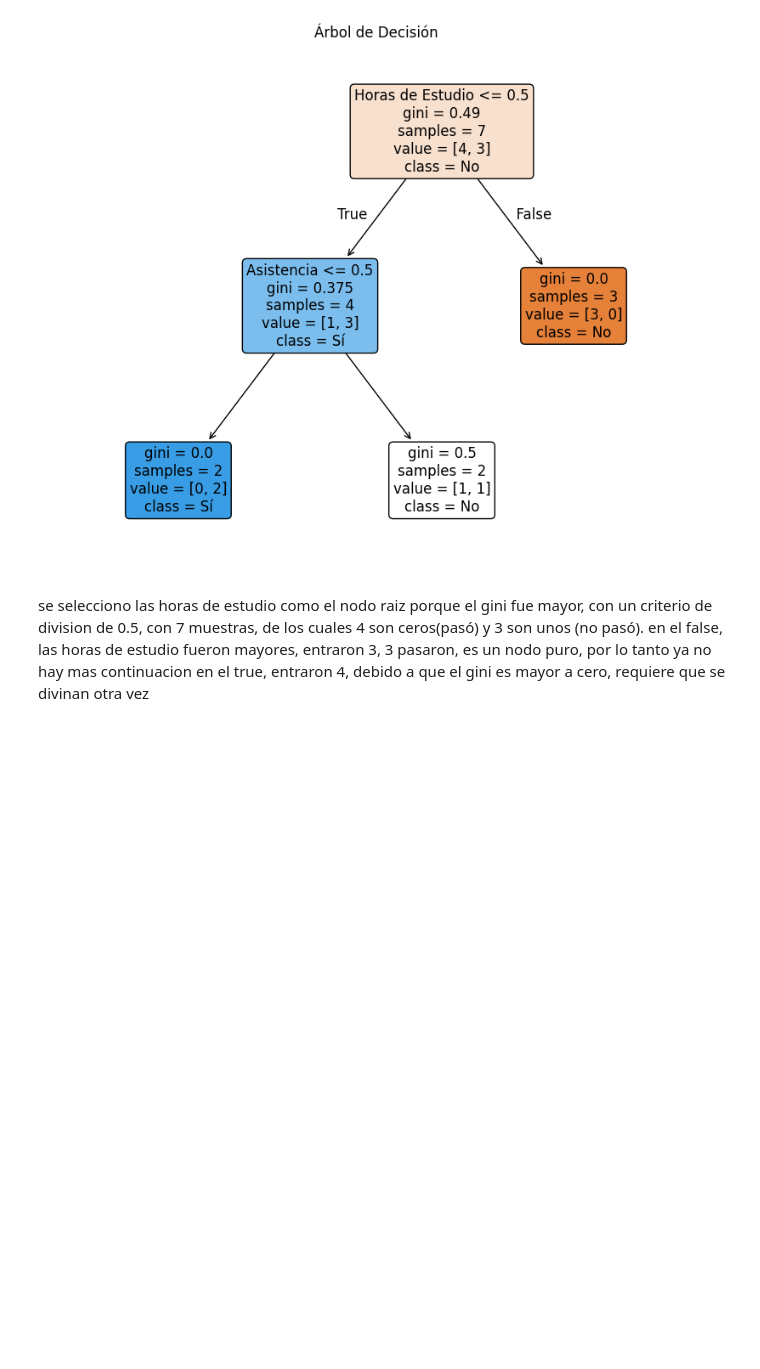
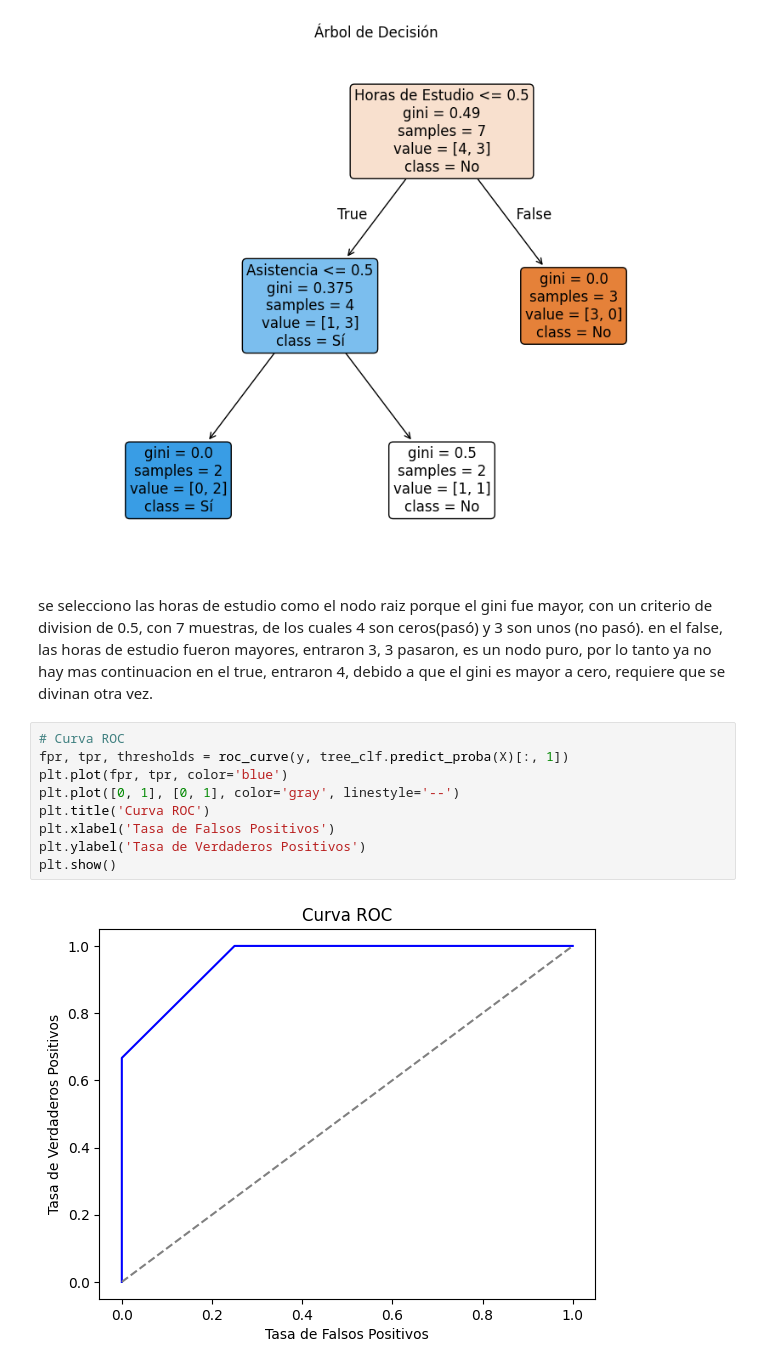
Before and after one commit to mbarragan744/clase-IA, a Jupyter notebook: corte2.ipynb, the cells around one changed output. Drawn from its saved outputs; the diff is of its cells as text; blank space fills up the shorter version.

```diff
--- a/corte2.ipynb
+++ b/corte2.ipynb
@@ -400,4 +400,15 @@ plt.show()
 # %% [markdown]
 se selecciono las horas de estudio como el nodo raiz porque el gini fue mayor, con un criterio de division de 0.5, con 7 muestras, de los cuales 4 son ceros(pasó) y 3 son unos (no pasó).
 en el false, las horas de estudio fueron mayores, entraron 3, 3 pasaron, es un nodo puro, por lo tanto ya no hay mas continuacion
-en el true, entraron 4, debido a que el gini es mayor a cero, requiere que se divinan otra vez
+en el true, entraron 4, debido a que el gini es mayor a cero, requiere que se divinan otra vez.
+# %%
+# Curva ROC
+fpr, tpr, thresholds = roc_curve(y, tree_clf.predict_proba(X)[:, 1])
+plt.plot(fpr, tpr, color='blue')
+plt.plot([0, 1], [0, 1], color='gray', linestyle='--')
+plt.title('Curva ROC')
+plt.xlabel('Tasa de Falsos Positivos')
+plt.ylabel('Tasa de Verdaderos Positivos')
+plt.show()
+# %% [output]
+[figure, added]
```
Also changed, not shown: parts of 2 cells of this notebook.
